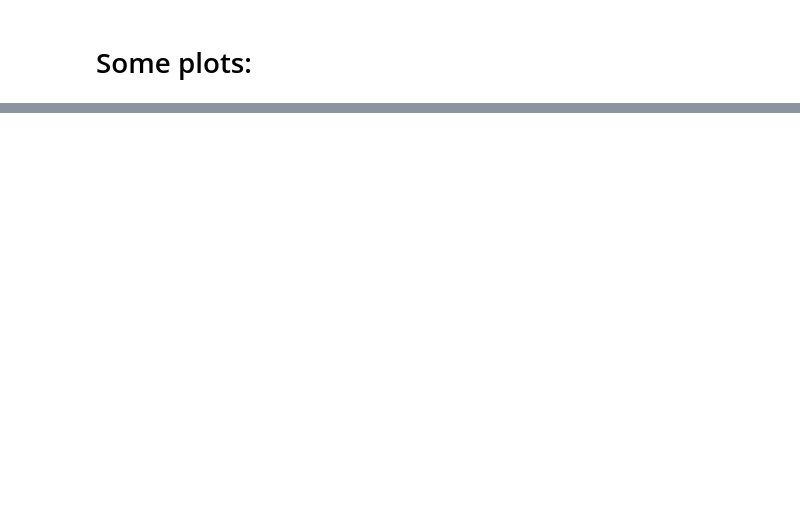
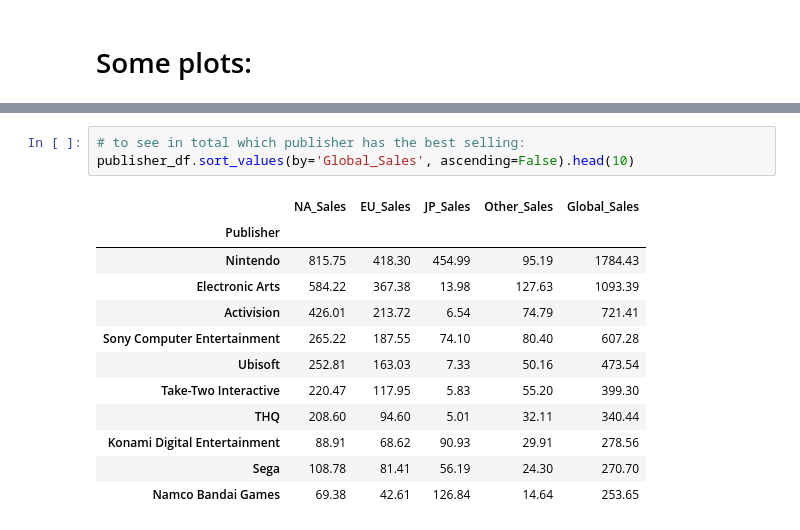
Before and after one commit to albert6051/csc59970-project, a Jupyter notebook: csc59970 project exploratory data analysis.ipynb, the cells around one changed output, grey strips where cells are left out. Drawn from its saved outputs; the diff is of its cells as text; blank space fills up the shorter version.

```diff
--- a/csc59970 project exploratory data analysis.ipynb
+++ b/csc59970 project exploratory data analysis.ipynb
@@ -350,0 +370,16 @@ plt.show()
+# %%
+# to see in total which publisher has the best selling:
+publisher_df.sort_values(by='Global_Sales', ascending=False).head(10)
+# %% [output]
+|  | NA_Sales | EU_Sales | JP_Sales | Other_Sales | Global_Sales |
+| Publisher |  |  |  |  |  |
+| Nintendo | 815.75 | 418.30 | 454.99 | 95.19 | 1784.43 |
+| Electronic Arts | 584.22 | 367.38 | 13.98 | 127.63 | 1093.39 |
+| Activision | 426.01 | 213.72 | 6.54 | 74.79 | 721.41 |
+| Sony Computer Entertainment | 265.22 | 187.55 | 74.10 | 80.40 | 607.28 |
+| Ubisoft | 252.81 | 163.03 | 7.33 | 50.16 | 473.54 |
+| Take-Two Interactive | 220.47 | 117.95 | 5.83 | 55.20 | 399.30 |
+| THQ | 208.60 | 94.60 | 5.01 | 32.11 | 340.44 |
+| Konami Digital Entertainment | 88.91 | 68.62 | 90.93 | 29.91 | 278.56 |
+| Sega | 108.78 | 81.41 | 56.19 | 24.30 | 270.70 |
+| Namco Bandai Games | 69.38 | 42.61 | 126.84 | 14.64 | 253.65 |
```
Also changed, not shown: parts of 16 cells of this notebook.
